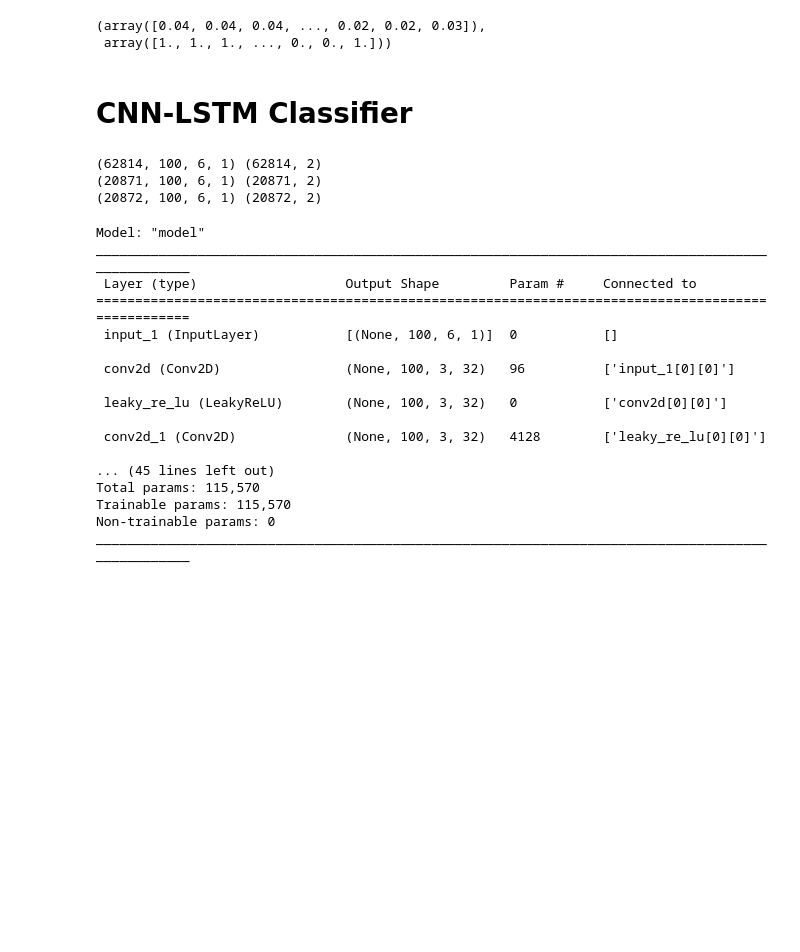
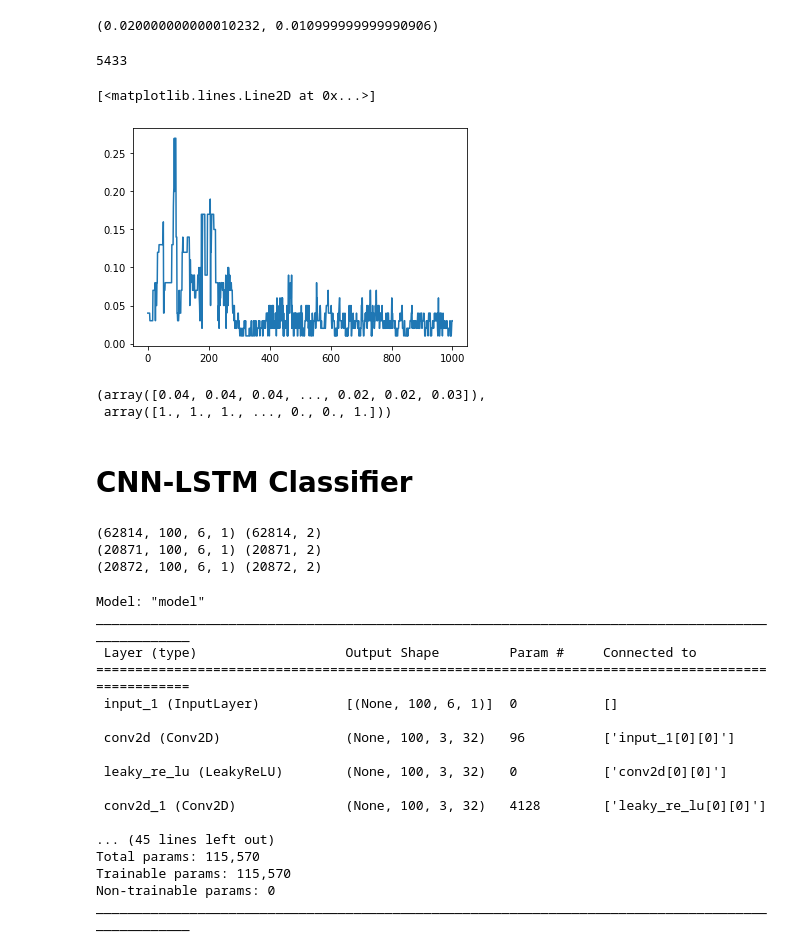
Before and after one commit to macrandrea/NNvecWPit, a Jupyter notebook: Bid_Ask_MSFT.ipynb, the cells around one changed output. Drawn from its saved outputs; the diff is of its cells as text; code cells hidden in the pictures; blank space fills up the shorter version.

```diff
--- a/Bid_Ask_MSFT.ipynb
+++ b/Bid_Ask_MSFT.ipynb
@@ -57,3 +67,22 @@ for i in range(0,len(hot)):
+# %%
+np.quantile(spread,0.9), np.quantile(spread,0.1)+0.001
+# %% [output]
+(0.020000000000010232, 0.010999999999990906)
+# %%
+c=10
+for i in range(len(spread)):
+    if spread[i]>0.03:
+        c=c+1
+    else:
+        c=c+0
+c
+# %% [output]
+5433
+# %%
+plt.plot(spread[:1000])
+# %% [output]
+[<matplotlib.lines.Line2D at 0x...>]
+[figure, added]
 # %%
 spread,hot
 # %% [output]
```
Also changed, not shown: parts of 9 cells of this notebook, 10 other files.
